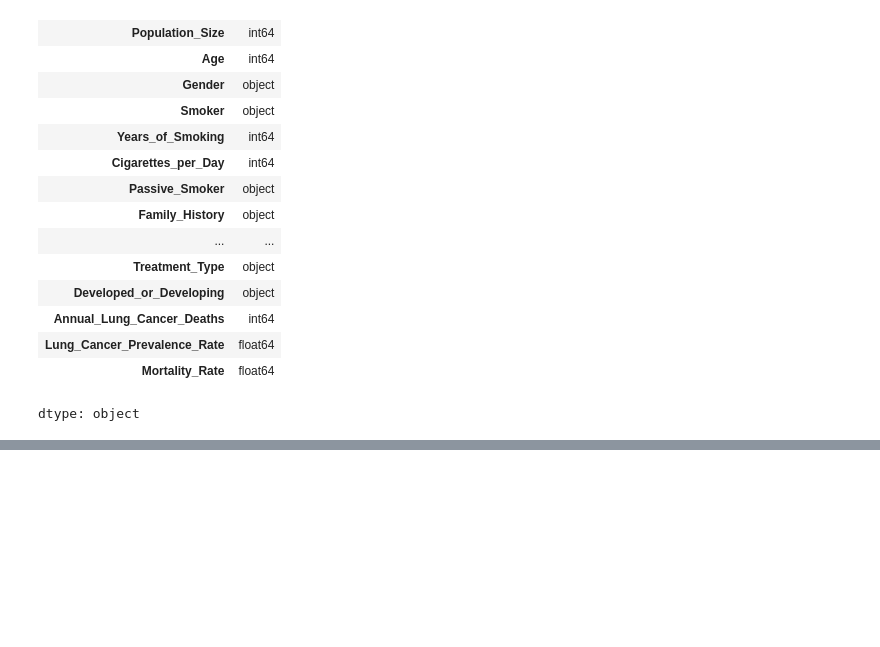
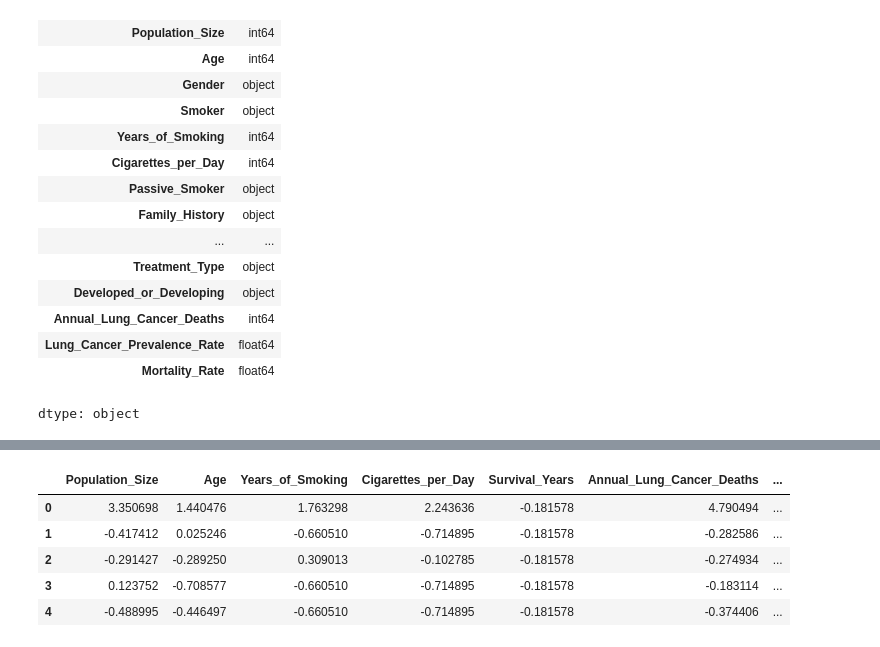
Before and after one commit to sowmyarshetty/Project2-AI-Class, a Jupyter notebook: Project2_AI_Class.ipynb, the cells around one changed output, grey strips where cells are left out. Saved outputs shown, nothing was run; the diff lists cells and outputs as text; code cells hidden in the pictures; blank space fills up the shorter version.

```diff
--- a/Project2_AI_Class.ipynb
+++ b/Project2_AI_Class.ipynb
@@ -81,0 +71,14 @@ dtype: object
+# %%
+#df_lc_scaled = StandardScaler().fit_transform(df_lc[['Country','Gender','Smoker','Passive_Smoker','Family_History', 'Lung_Cancer_Diagnosis', 'Cancer_Stage','Adenocarcinoma_Type', 'Air_Pollution_Exposure','Occupational_Exposure', 'Indoor_Pollution', 'Healthcare_Access','Early_Detection', 'Treatment_Type', 'Developed_or_Developing']])
+
+df_lc_array = StandardScaler().fit_transform(df_lc[['Population_Size','Age','Years_of_Smoking','Cigarettes_per_Day','Survival_Years','Annual_Lung_Cancer_Deaths','Lung_Cancer_Prevalence_Rate','Mortality_Rate']])
+
+df_lc_scaled = pd.DataFrame(df_lc_array,columns =['Population_Size','Age','Smoker','Family_History','Lung_Cancer_Diagnosis','Cancer_Stage','Adenocarcinoma_Type','Air_Pollution_Exposure','Occupational_Exposure',])
+df_lc_scaled.head(5)
+# %% [output]
+|  | Population_Size | Age | Years_of_Smoking | Cigarettes_per_Day | Survival_Years | Annual_Lung_Cancer_Deaths | ... |
+| 0 | 3.350698 | 1.440476 | 1.763298 | 2.243636 | -0.181578 | 4.790494 | ... |
+| 1 | -0.417412 | 0.025246 | -0.660510 | -0.714895 | -0.181578 | -0.282586 | ... |
+| 2 | -0.291427 | -0.289250 | 0.309013 | -0.102785 | -0.181578 | -0.274934 | ... |
+| 3 | 0.123752 | -0.708577 | -0.660510 | -0.714895 | -0.181578 | -0.183114 | ... |
+| 4 | -0.488995 | -0.446497 | -0.660510 | -0.714895 | -0.181578 | -0.374406 | ... |
```
Also changed, not shown: parts of 11 cells of this notebook.
